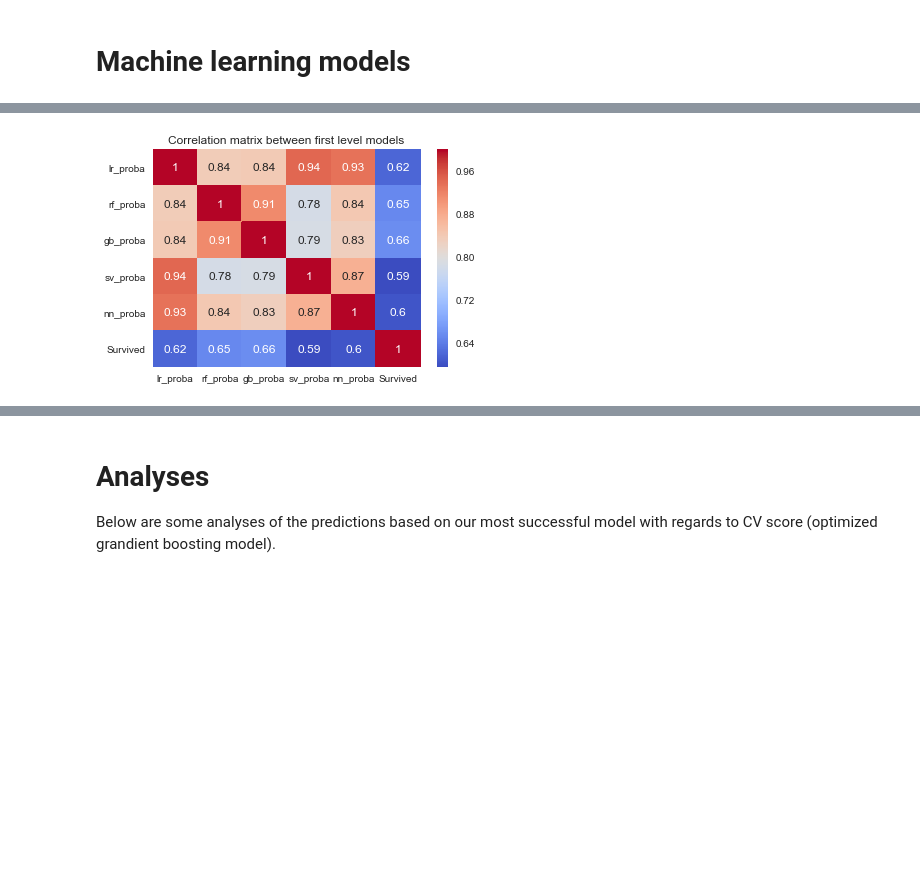
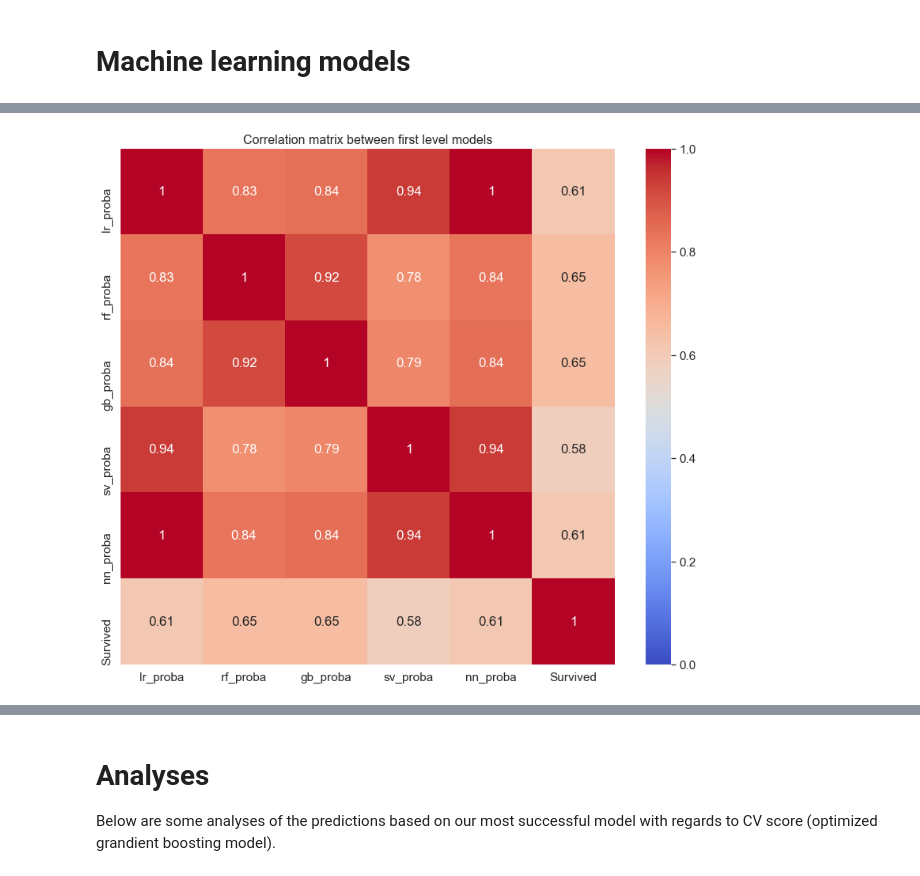
Before and after one commit to Bougeant/Titanic_Machine_Learning_from_Disaster, a Jupyter notebook: Titanic survivors prediction.ipynb, the cells around one changed output, grey strips where cells are left out. Drawn from its saved outputs; the diff is of its cells as text; code cells hidden in the pictures; blank space fills up the shorter version.

```diff
--- a/Titanic survivors prediction.ipynb
+++ b/Titanic survivors prediction.ipynb
@@ -823,9 +927,10 @@ This random forest model uses probability predictions from previous models (grad
 # %%
 # Optimization of neural network model
 
-parameters_nn = {"hidden_layer_sizes": [(15,5)],
-                 "alpha": [0.2],
-                 "activation": ["tanh"]
+parameters_nn = {"hidden_layer_sizes": [(10)],
+                 "alpha": [0.05],
+                 "activation": ["tanh"],
+                 "max_iter" : [500]
                 }
 
 nn = MLPClassifier()
@@ -833,4 +938,6 @@ gs_nn = GridSearchCV(nn, parameters_nn, cv=5)
 gs_nn.fit(train[features], train[target])
 print(gs_nn.best_params_)
 print(gs_nn.best_score_)
+
+display_val_train_roc_curve(train, gs_nn.best_estimator_, features, target, "Neural Network", cv = 5)
 # %% [output]
@@ -840,12 +948,13 @@ print(gs_nn.best_score_)
 # Optimization of support vector machine
 
 parameters_sv = {"kernel": ["linear"],
-                 "C": [0.5],
-                 "gamma": ["auto"]
+                 "C": [4.0],
                 }
 sv = SVC(probability = True)
 gs_sv = GridSearchCV(sv, parameters_sv, cv=5)
 gs_sv.fit(train[features], train[target])
 print(gs_sv.best_params_)
 print(gs_sv.best_score_)
+
+display_val_train_roc_curve(train, gs_sv.best_estimator_, features, target, "Support Vector Machine", cv = 5)
 # %% [output]
@@ -854,11 +964,13 @@ print(gs_sv.best_score_)
 # %%
 # Optimization of logistic regression model
 
-parameters_lr = {"C": [0.5],
+parameters_lr = {"C": [2.0],
                 }
 lr = LogisticRegression()
 gs_lr = GridSearchCV(lr, parameters_lr, cv=5)
 gs_lr.fit(train[features], train[target])
 print(gs_lr.best_params_)
 print(gs_lr.best_score_)
+
+display_val_train_roc_curve(train, gs_lr.best_estimator_, features, target, "Linear Regression", cv = 5)
 # %% [output]
@@ -869,9 +982,6 @@ print(gs_lr.best_score_)
 #(for each CV iteration, the outcome predicted by the model is calculated for the validation fold
 # using the traing folds)
 
-from sklearn.model_selection import train_test_split
-from sklearn.model_selection import KFold
-from sklearn.metrics import accuracy_score
 
 # Initialization of series in training and testing datasets
 first_level_features = ["lr_proba", "rf_proba", "gb_proba", "sv_proba", "nn_proba"]
@@ -889,17 +999,19 @@ counter = 0
 for train_index, val_index in kf.split(train):
     counter += 1
     print("First level model training CV"+str(counter))
-    train_train = train.iloc[train_index]
-    train_val = train.iloc[val_index]
+    train_train = train.loc[train_index]
+    train_val = train.loc[val_index]
+    train_train.is_copy = False
+    train_val.is_copy = False
 
     best_rf_opt.fit(train_train[features], train_train[target])
-    train["rf_proba"].iloc[val_index] = best_rf_opt.predict_proba(train_val[features])[:,1]
+    train["rf_proba"].loc[val_index] = best_rf_opt.predict_proba(train_val[features])[:,1]
     best_gb.fit(train_train[features], train_train[target])
-    train["gb_proba"].iloc[val_index] = best_gb.predict_proba(train_val[features])[:,1]
+    train["gb_proba"].loc[val_index] = best_gb.predict_proba(train_val[features])[:,1]
     gs_nn.best_estimator_.fit(train_train[features], train_train[target])
-    train["nn_proba"].iloc[val_index] = gs_nn.best_estimator_.predict_proba(train_val[features])[:,1]
+    train["nn_proba"].loc[val_index] = gs_nn.best_estimator_.predict_proba(train_val[features])[:,1]
     gs_sv.best_estimator_.fit(train_train[features], train_train[target])
-    train["sv_proba"].iloc[val_index] = gs_sv.best_estimator_.predict_proba(train_val[features])[:,1]
+    train["sv_proba"].loc[val_index] = gs_sv.best_estimator_.predict_proba(train_val[features])[:,1]
     gs_lr.best_estimator_.fit(train_train[features], train_train[target])
-    train["lr_proba"].iloc[val_index] = gs_lr.best_estimator_.predict_proba(train_val[features])[:,1]
+    train["lr_proba"].loc[val_index] = gs_lr.best_estimator_.predict_proba(train_val[features])[:,1]
 # %% [output]
@@ -1018,11 +1043,13 @@ See the caveats in the documentation: http://pandas.pydata.org/pandas-docs/stabl
 # %%
 # Analysis of correlation between prediction features
-corr = train[["lr_proba", "rf_proba", "gb_proba", "sv_proba", "nn_proba", "Survived"]].corr(method = "spearman")
-sns.heatmap(corr, xticklabels=corr.columns.values,yticklabels=corr.columns.values, annot=True, cmap = "coolwarm")
-plt.title("Correlation matrix between first level models")
+fig = plt.figure(figsize=(14,12))
+models = ["lr_proba", "rf_proba", "gb_proba", "sv_proba", "nn_proba", "Survived"]
+corr = train[models].corr(method = "spearman")
+sns.heatmap(corr, vmin=0, vmax=1, xticklabels=corr.columns.values,yticklabels=corr.columns.values, annot=True, cmap = "coolwarm")
+plt.title("Correlation matrix between first level models", size = 16)
 plt.show()
 # %% [output]
-[figure, old version]
+[figure, new version]
 # %%
 # Definition of stacked model (logistic regression)
 
```
Also changed, not shown: parts of 80 cells of this notebook.
